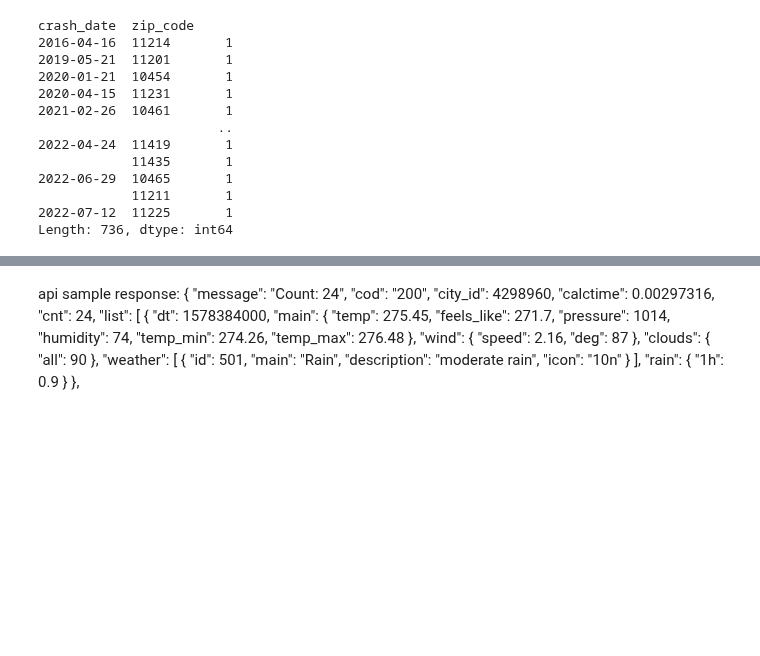
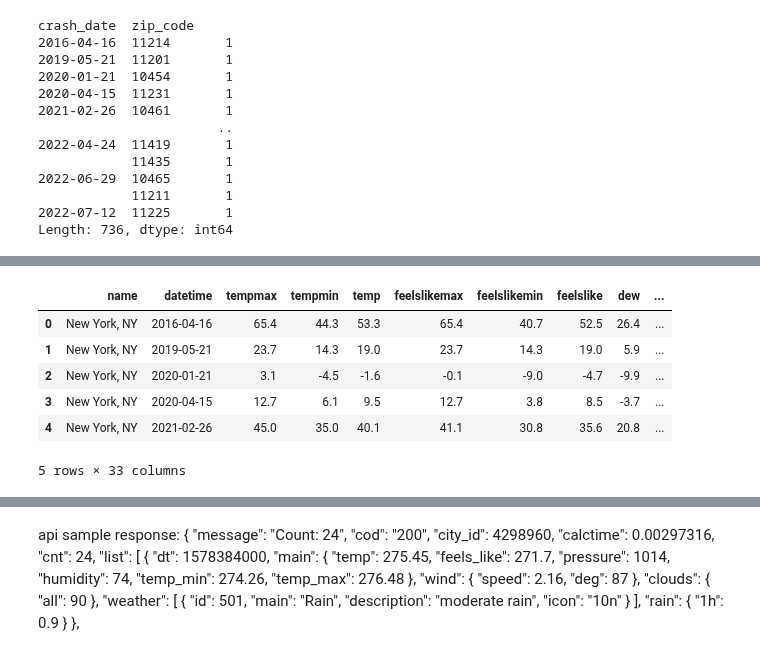
Before and after one commit to ReiannaLiu/MotorVehicleCollision, a Jupyter notebook: data_cleaning_process/weather.ipynb, the cells around one changed output, grey strips where cells are left out. Drawn from its saved outputs; the diff is of its cells as text; code cells hidden in the pictures; blank space fills up the shorter version.

```diff
--- a/data_cleaning_process/weather.ipynb
+++ b/data_cleaning_process/weather.ipynb
@@ -94,0 +135,15 @@ def append_weather(df, lat, long):
+# %%
+weather_first4rows_df = pd.read_csv("../Resources/past_weather_ny0.csv")
+weather_first4rows_df['datetime'] = pd.to_datetime(weather_first4rows_df['datetime'])
+weather_remaining_df = pd.read_csv("../Resources/past_weather_ny.csv")
+weather_remaining_df['datetime'] = pd.to_datetime(weather_remaining_df['datetime'])
+weather_df = pd.concat([weather_first4rows_df, weather_remaining_df], ignore_index=True)
+weather_df.head()
+# %% [output]
+|  | name | datetime | tempmax | tempmin | temp | feelslikemax | feelslikemin | feelslike | dew | ... |
+| 0 | New York, NY | 2016-04-16 | 65.4 | 44.3 | 53.3 | 65.4 | 40.7 | 52.5 | 26.4 | ... |
+| 1 | New York, NY | 2019-05-21 | 23.7 | 14.3 | 19.0 | 23.7 | 14.3 | 19.0 | 5.9 | ... |
+| 2 | New York, NY | 2020-01-21 | 3.1 | -4.5 | -1.6 | -0.1 | -9.0 | -4.7 | -9.9 | ... |
+| 3 | New York, NY | 2020-04-15 | 12.7 | 6.1 | 9.5 | 12.7 | 3.8 | 8.5 | -3.7 | ... |
+| 4 | New York, NY | 2021-02-26 | 45.0 | 35.0 | 40.1 | 41.1 | 30.8 | 35.6 | 20.8 | ... |
+5 rows × 33 columns
```
Also changed, not shown: parts of 18 cells of this notebook, 2 other files.
